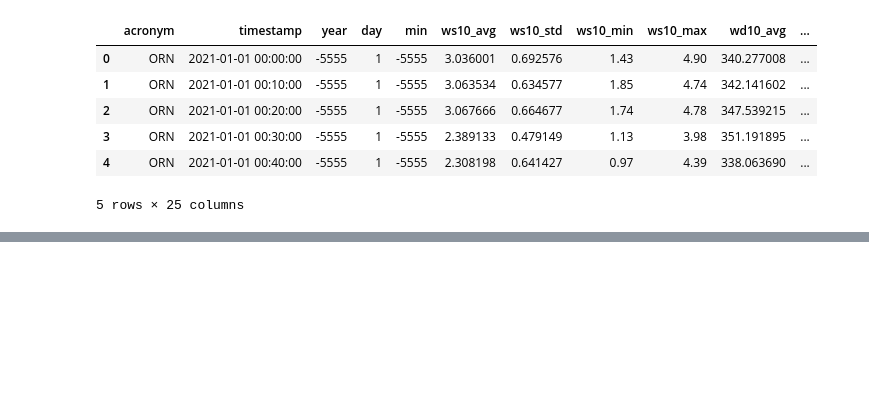
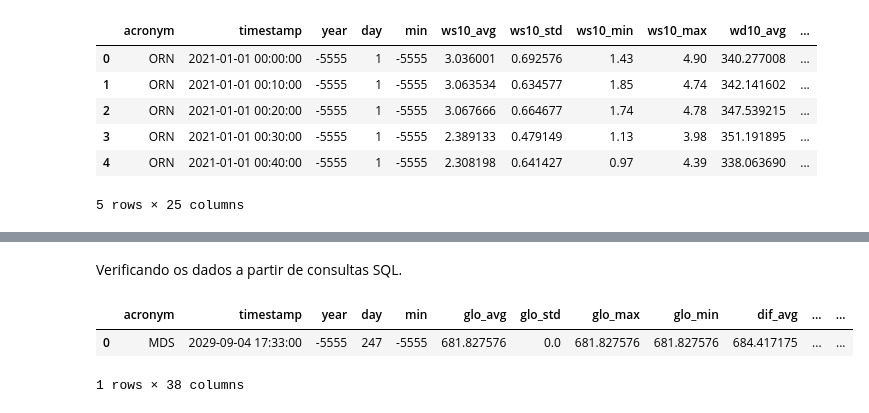
Before and after one commit to labren/sonda-curadoria, a Jupyter notebook: analise_exploratoria.ipynb, the cells around one changed output, grey strips where cells are left out. Saved outputs shown, nothing was run; the diff lists cells and outputs as text; code cells hidden in the pictures; blank space fills up the shorter version.

```diff
--- a/analise_exploratoria.ipynb
+++ b/analise_exploratoria.ipynb
@@ -436,3 +166,14 @@ con.execute(f"SELECT * FROM {BASE_SOLARIMETRICA} LIMIT 5").fetch_df()
+# %% [markdown]
+Verificando os dados a partir de consultas SQL.
+# %%
+# Peque os dados da solarimetricos da estacao NAT que contem o ano maior que 2024
+con.execute(f"""
+SELECT * FROM {BASE_SOLARIMETRICA} WHERE acronym = 'MDS' AND EXTRACT(YEAR FROM timestamp) > 2025
+""").fetch_df()
+# %% [output]
+|  | acronym | timestamp | year | day | min | glo_avg | glo_std | glo_max | glo_min | dif_avg | ... | ... |
+| 0 | MDS | 2029-09-04 17:33:00 | -5555 | 247 | -5555 | 681.827576 | 0.0 | 681.827576 | 681.827576 | 684.417175 | ... | ... |
+1 rows × 38 columns
 # %%
 # Pega apenas colunas de dados meteorológicos
 colunas_meteoro = con.execute(f"SELECT * FROM {BASE_METEOROLOGICO} LIMIT 1").description
```
Also changed, not shown: parts of 33 cells of this notebook, 1 other file.
